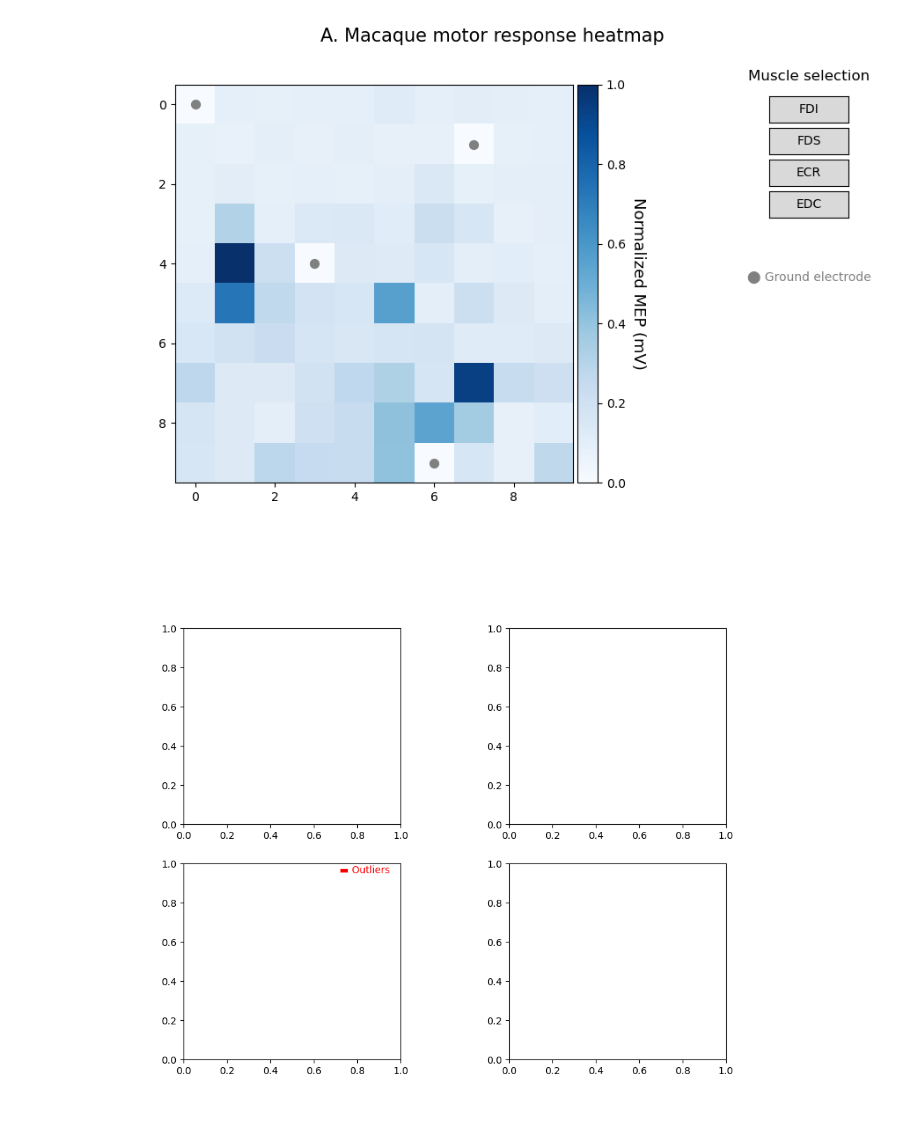
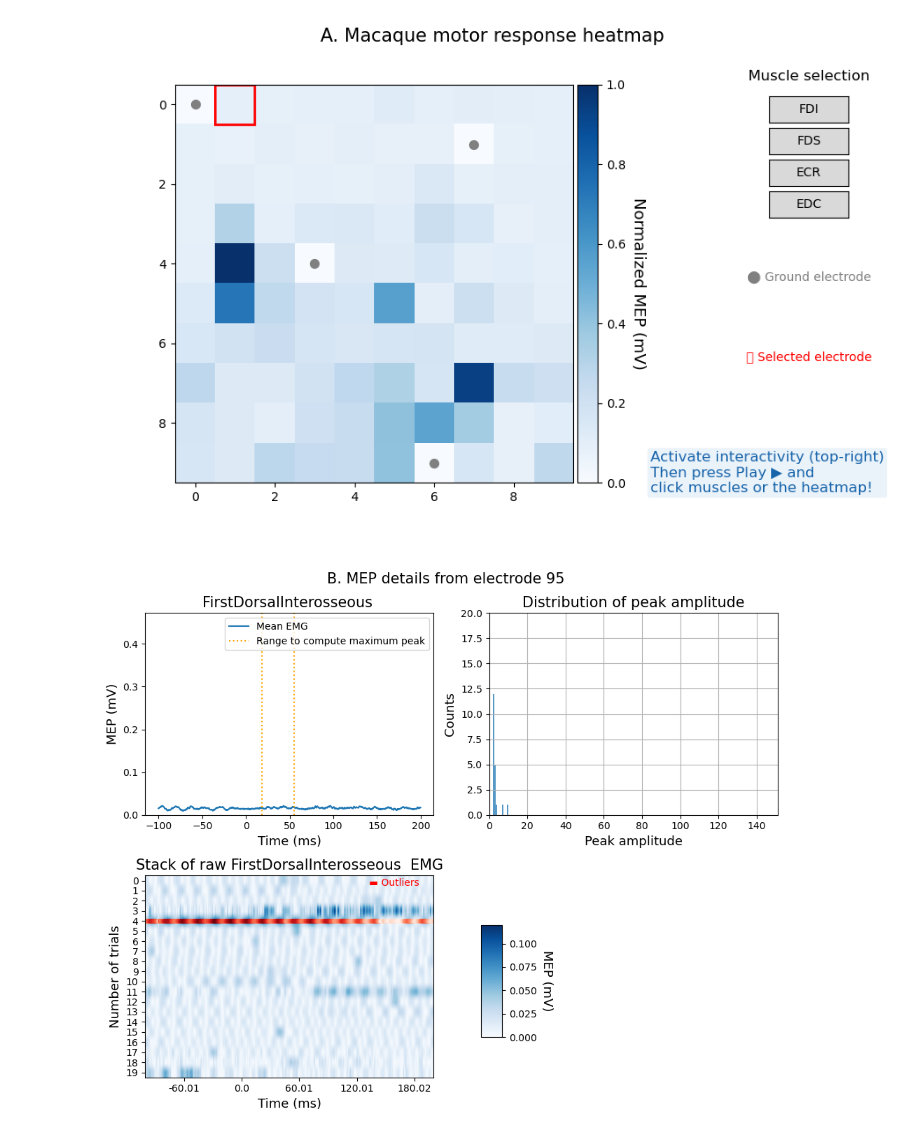
Before and after one commit to roboneurolibre/NeuroMOSAICS, a Jupyter notebook: content/figure_macaque.ipynb, the cells around one changed output. Drawn from its saved outputs; the diff is of its cells as text; code cells hidden in the pictures.

Commit message:
Add details in figures and add third figure dependencies

```diff
--- a/content/figure_macaque.ipynb
+++ b/content/figure_macaque.ipynb
@@ -45,7 +46,7 @@ def update_detailed_figure(iArray, iMuscle, detailed_figure, detailed_axes, d):
         except Exception as e:
             print(f"Error removing colorbar: {e}")"""
     if current_cbar is not None:
-        detailed_figure.delaxes(detailed_figure.axes[3])
+        detailed_figure.delaxes(current_cbar.ax)
 
     n_repetitions = np.where(stim_channel == iArray + 1)[0].shape[0]
     upLim = np.max(np.mean(sorted_evoked[:,last_button_index,:n_repetitions],1)) * 1000
@@ -122,7 +123,7 @@ def on_button_click(event, iMuscle, fig):
     fig.canvas.draw()
 
 # Function to handle cell click
-def on_heatmap_click(event, d, detailed_figure, detailed_axes):
+def on_heatmap_click(event, d, detailed_figure, detailed_axes, ax_heatmap):
     # Unpack the dictionary into variables
     for key, value in d.items():
         globals()[key] = value
@@ -135,6 +136,12 @@ def on_heatmap_click(event, d, detailed_figure, detailed_axes):
         trans_data = ax_heatmap.transData
         x_pixel, y_pixel = trans_data.transform((x, y))
         if 0 <= x_idx < heatmap_data.shape[1] and 0 <= y_idx < heatmap_data.shape[0]:  # Check bounds
+
+            for patch in ax_heatmap.patches:
+                patch.remove()
+            rect = patches.Rectangle((x_idx - 0.5, y_idx - 0.5), 1, 1, linewidth=2, edgecolor='red', facecolor='none')
+            ax_heatmap.add_patch(rect)
+
             cell_value = heatmap_data[y_idx, x_idx]  # Access the heatmap data directly
             iArray = np.intersect1d(np.where(ch2xy[:,1] == x_idx)[0], np.where(ch2xy[:,0] == y_idx)[0])[0]
             # print(f"Cell clicked: ({x_idx}, {y_idx}) with value {cell_value}")  # Debugging statement
@@ -185,6 +192,12 @@ cax = divider.append_axes("right", size="5%", pad=0.05)
 cbar = ax_heatmap.figure.colorbar(im, cax=cax)
 cbar.ax.set_ylabel("Normalized MEP (mV)", rotation=-90, va="bottom", fontsize=fontsize_axes)
 
+x = 1
+y = 0
+array10 = np.intersect1d(np.where(ch2xy[:,1] == x)[0], np.where(ch2xy[:,0] == y)[0])[0]
+rect = patches.Rectangle((x - 0.5, y - 0.5), 1, 1, linewidth=2, edgecolor='red', facecolor='none')
+ax_heatmap.add_patch(rect)
+
 # Initialize button to Muscle 0
 last_button_index = 0
 
@@ -198,34 +211,43 @@ ax_buttons.xaxis.set_visible(False)
 ax_buttons.yaxis.set_visible(False)
 ax_buttons.set_xticks([])
 ax_buttons.set_yticks([])
 
 # Create buttons and assign callbacks
 button_positions = [0.8 - i * 0.06 for i in range(n_muscles)]  # Vertical positions of buttons
 button_axes = [plt.axes([0.85, pos, 0.1, 0.05]) for pos in button_positions]
 buttons = [Button(button_axes[i], emgs['emgsabr'][i]) for i in range(n_muscles)]
 # Add a title above the buttons
 plt.text(0.90, 0.88, "Muscle selection", fontsize=12, ha='center', transform=plt.gcf().transFigure)
 plt.text(0.90, 0.50, "⬤ Ground electrode", fontsize=10, color='grey', ha='center', transform=plt.gcf().transFigure)
-
+plt.text(0.90, 0.35, "🔲 Selected electrode", fontsize=10, color='red', ha='center', transform=plt.gcf().transFigure)
+cmap = plt.get_cmap("Blues")
+deep_blue = cmap(0.8)  # Dark blue for text
+light_blue = cmap(0.1)  # Light blue for background
+plt.text(0.7, 0.1,
+    "Activate interactivity (top-right)\nThen press Play ▶ and\nclick muscles or the heatmap!",
+    fontsize=12, color=deep_blue, ha='left', fontfamily='DejaVu Sans',
+         bbox=dict(boxstyle="round,pad=0.2", edgecolor='none', facecolor=light_blue, alpha=0.7),
+         transform=plt.gcf().transFigure )
 plt.show()
 
 for i, button in enumerate(buttons):
     button.on_clicked(lambda event, index=i: on_button_click(event, index, fig2))
 
 # Create a unique identifier for the detailed figure
 detailed_fig_number = len(plt.get_fignums())  # Total existing figures + 1
 detailed_figure2, detailed_axes2 = plt.subplots(
     2, 2, figsize=(10, 8), num=f'Detailed View {detailed_fig_number}'
 )
 detailed_axes2[1, 0].text(
     0.95, 0.95, "▬ Outliers", fontsize=10, color='red',
     ha='right', transform=detailed_axes2[1, 0].transAxes
 )
 # Connect the heatmap click event
-fig2.canvas.mpl_connect('button_press_event', lambda event: on_heatmap_click(event, d2, detailed_figure2, detailed_axes2))
+fig2.canvas.mpl_connect('button_press_event', lambda event: on_heatmap_click(event, d2, detailed_figure2, detailed_axes2, ax_heatmap))
 
 plt.subplots_adjust(wspace=0.5)
 detailed_axes2 = detailed_axes2.flatten()
+update_detailed_figure(array10, 0, detailed_figure2, detailed_axes2, d2)
 # %% [output]
-[figure, old version]
+[figure, new version]
-[figure, old version]
+[figure, new version]
```
Also changed, not shown: parts of 1 cell of this notebook, 4 other files.
